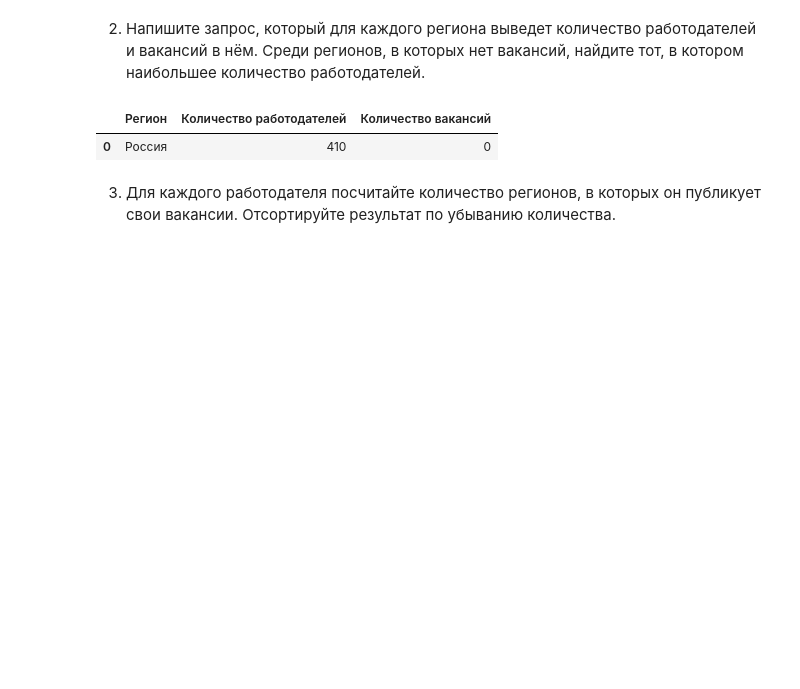
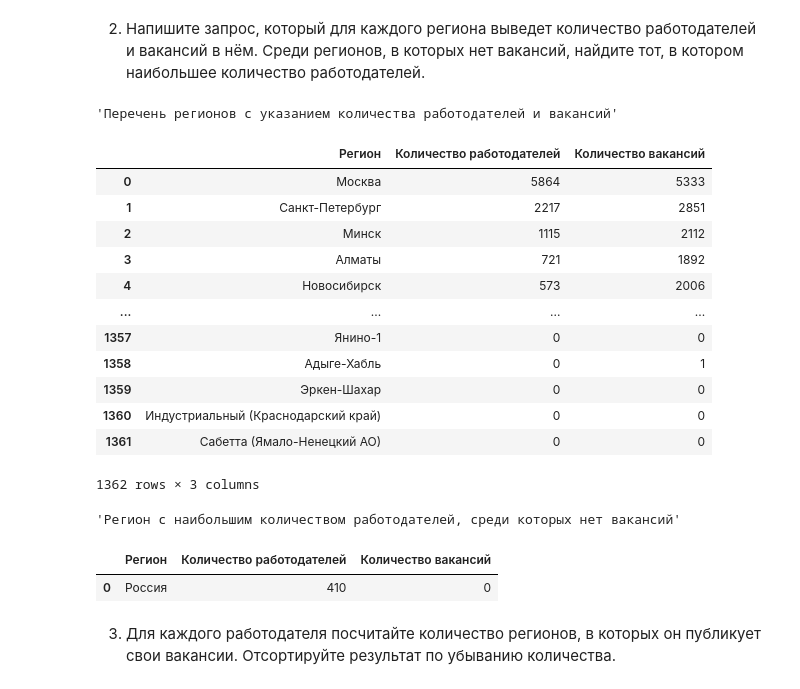
Before and after one commit to ASGlazyrin/ASG_SF_Rep, a Jupyter notebook: project_2/Project_2.ipynb, the cells around one changed output. Saved outputs shown, nothing was run; the diff lists cells and outputs as text; code cells hidden in the pictures; blank space fills up the shorter version.

```diff
--- a/project_2/Project_2.ipynb
+++ b/project_2/Project_2.ipynb
@@ -262,7 +312,23 @@ df_5_1
 Среди регионов, в которых нет вакансий, найдите тот, в котором наибольшее количество работодателей.
 # %%
 # текст запроса
-query_5_2 = f'''select
+
+#Запрос, который для каждого региона выведет количество работодателей и вакансий в нём.
+query_5_2_1 = f'''select
+                    a.name Регион,
+                    count(DISTINCT e.id) "Количество работодателей",
+                    count(DISTINCT v.id) "Количество вакансий"
+                from areas a
+                left join EMPLOYERS e on a.id=e.area
+                left join vacancies v on a.id=v.area_id
+                group by a.id
+                order by count(e.id) DESC
+                '''
+
+df_5_2_1 = pd.read_sql_query(query_5_2_1, connection)
+
+#Запрос, среди регионов, в которых нет вакансий, показывает тот, в котором наибольшее количество работодателей.
+query_5_2_2 = f'''select
                     a.name Регион,
                     count(e.id) "Количество работодателей",
                     count(v.id) "Количество вакансий"
@@ -275,13 +341,35 @@ query_5_2 = f'''select
                 LIMIT 1
                 '''
 
-df_5_2 = pd.read_sql_query(query_5_2, connection)
+df_5_2_2 = pd.read_sql_query(query_5_2_2, connection)
 # %%
 # результат запроса
-df_5_2
+
+#Перечень регионов с указанием количества работодателей и вакансий
+display('Перечень регионов с указанием количества работодателей и вакансий')
+display(df_5_2_1)
+
+#Регион с наибольшим количеством работодателей, среди которых нет вакансий.
+display('Регион с наибольшим количеством работодателей, среди которых нет вакансий')
+display(df_5_2_2)
 # %% [output]
+'Перечень регионов с указанием количества работодателей и вакансий'
 |  | Регион | Количество работодателей | Количество вакансий |
-| 0 | Россия | 410 | 0 |
+| 0 | Москва | 5864 | 5333 |
+| 1 | Санкт-Петербург | 2217 | 2851 |
+| 2 | Минск | 1115 | 2112 |
+| 3 | Алматы | 721 | 1892 |
+| 4 | Новосибирск | 573 | 2006 |
+| ... | ... | ... | ... |
+| 1357 | Янино-1 | 0 | 0 |
+| 1358 | Адыге-Хабль | 0 | 1 |
+| 1359 | Эркен-Шахар | 0 | 0 |
+| 1360 | Индустриальный (Краснодарский край) | 0 | 0 |
+| 1361 | Сабетта (Ямало-Ненецкий АО) | 0 | 0 |
+1362 rows × 3 columns
+'Регион с наибольшим количеством работодателей, среди которых нет вакансий'
+|  | Регион | Количество работодателей | Количество вакансий |
+| 0 | Россия | 410 | 0 |
 # %% [markdown]
 3. Для каждого работодателя посчитайте количество регионов, в которых он публикует свои вакансии. Отсортируйте результат по убыванию количества.
 # %%
```
Also changed, not shown: parts of 33 cells of this notebook, 1 other file.
